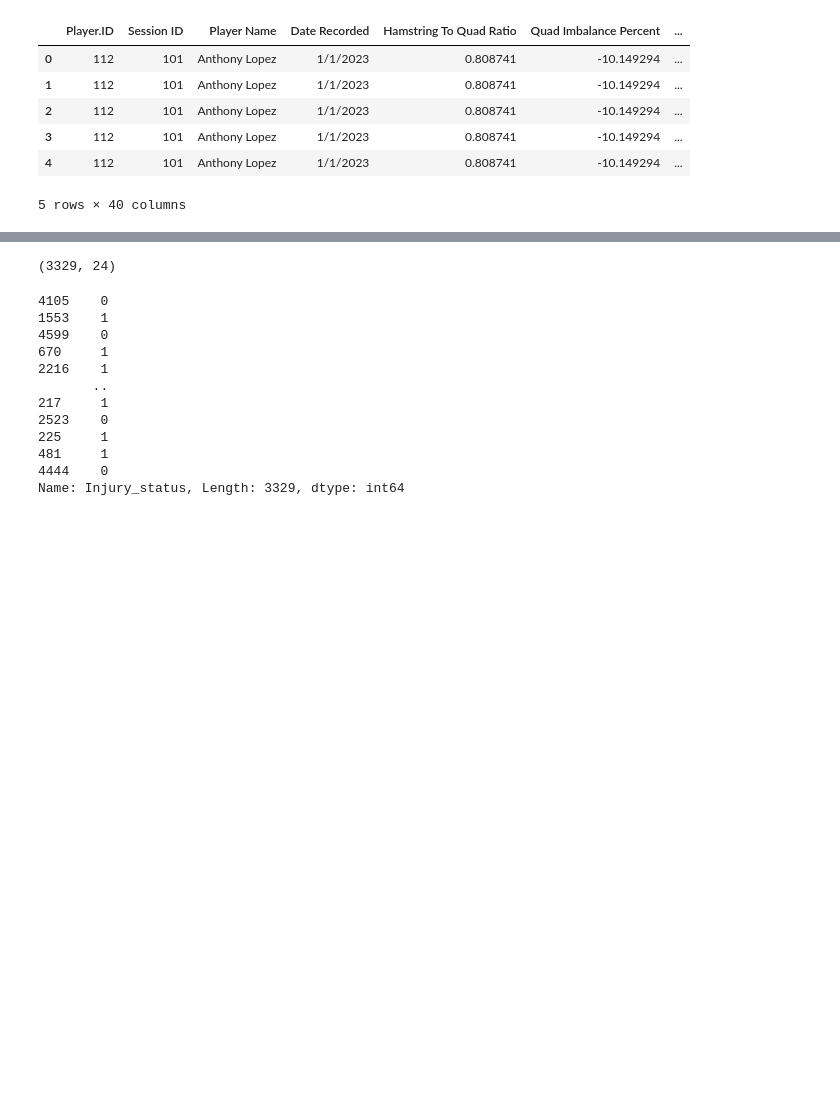
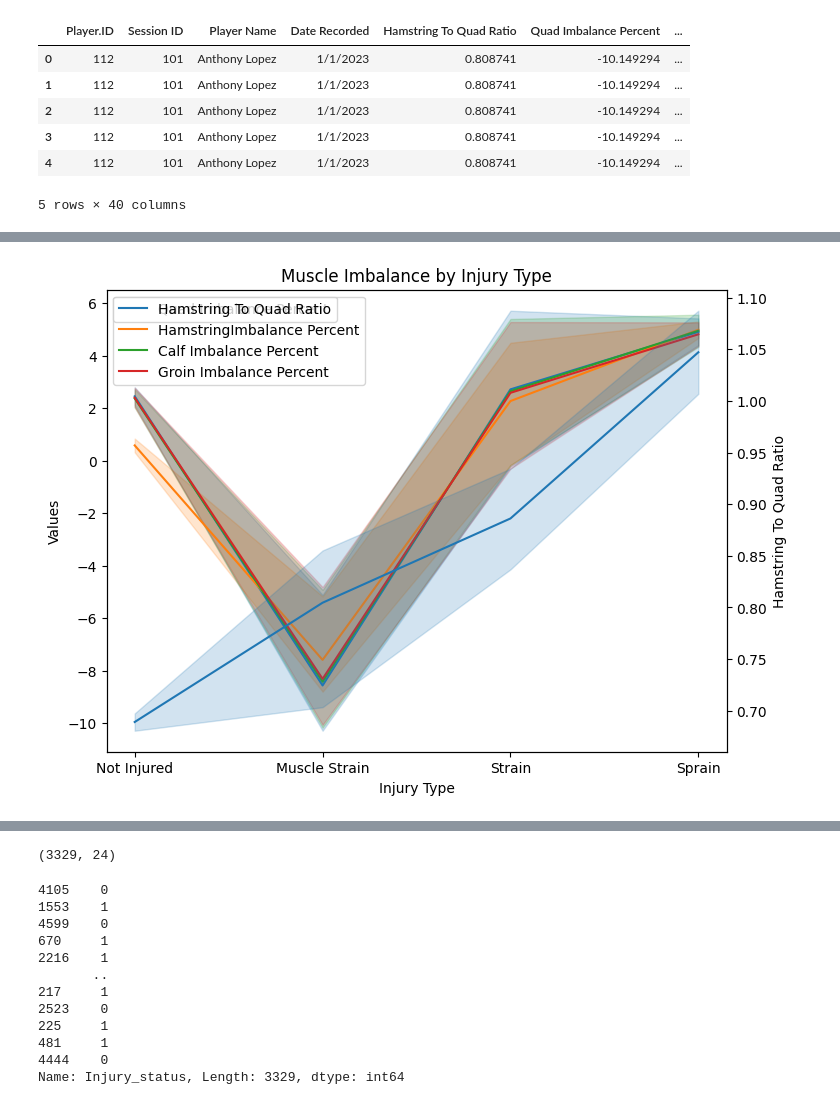
Before and after one commit to sskashya/Stat_padding-DataScience-Competition, a Jupyter notebook: ds_comp_eda.ipynb, the cells around one changed output, grey strips where cells are left out. Cells and saved outputs as stored; diff of their text form; code cells hidden in the pictures; blank space fills up the shorter version.

```diff
--- a/ds_comp_eda.ipynb
+++ b/ds_comp_eda.ipynb
@@ -357,3 +490,23 @@ Hamstring To Quad Ratio               0.1884
 Recovery Time (days)                  1.0000
 Year                                     NaN
 Name: Recovery Time (days), dtype: float64
+# %%
+fig, ax1 = plt.subplots(figsize=(8, 6))
+ax2 = ax1.twinx()
+
+sns.lineplot(x='Injury Type', y='Quad Imbalance Percent', data=clean_sorted_obt, ax = ax1, label = 'Quad Imbalance Percent')
+sns.lineplot(x='Injury Type', y='HamstringImbalance Percent', data=clean_sorted_obt, ax = ax1, label = 'HamstringImbalance Percent')
+sns.lineplot(x='Injury Type', y='Calf Imbalance Percent', data=clean_sorted_obt, ax = ax1, label = 'Calf Imbalance Percent')
+sns.lineplot(x='Injury Type', y='Groin Imbalance Percent', data=clean_sorted_obt, ax = ax1, label = 'Groin Imbalance Percent')
+sns.lineplot(x='Injury Type', y='Hamstring To Quad Ratio', data=clean_sorted_obt, ax = ax2, label = 'Hamstring To Quad Ratio')
+
+ax1.set_xlabel('Injury Type')
+ax1.set_ylabel('Values')
+ax2.set_ylabel('Hamstring To Quad Ratio')
+plt.title('Muscle Imbalance by Injury Type')
+
+plt.legend()
+
+plt.show()
+# %% [output]
+[figure, added]
```
Also changed, not shown: parts of 41 cells of this notebook.
